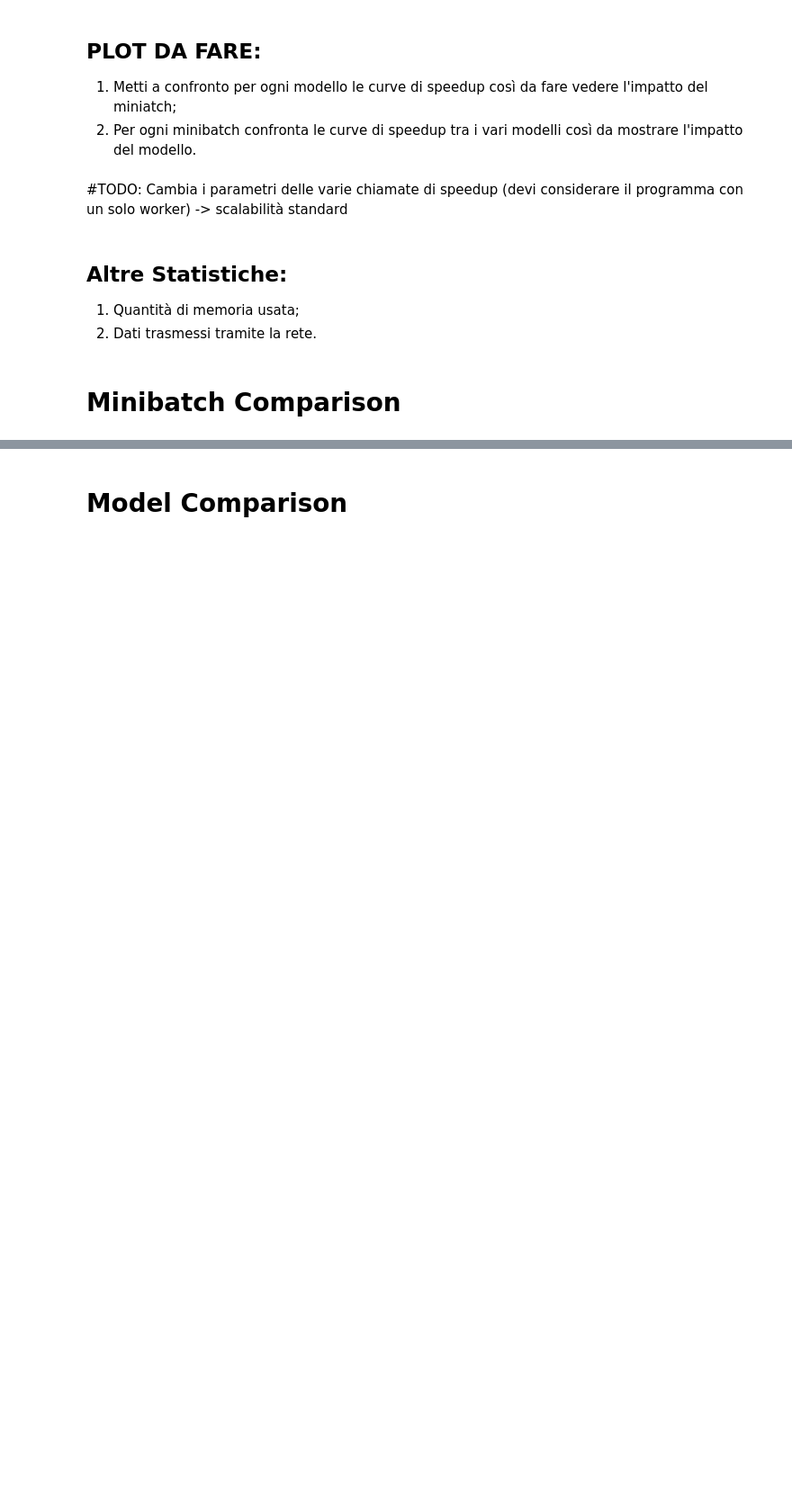
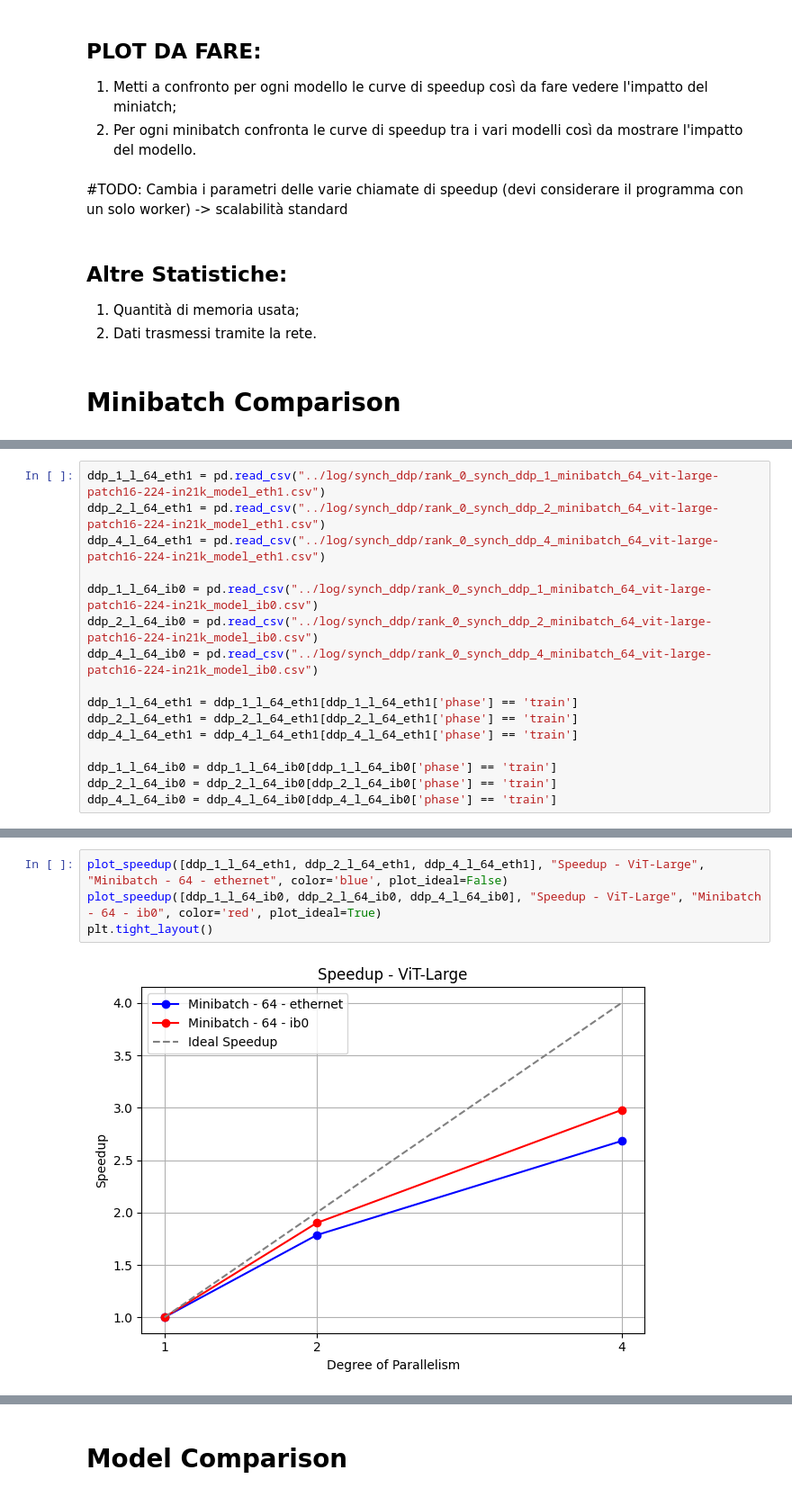
Before and after one commit to JacopoRaffi/Master_Thesis, a Jupyter notebook: analysis/ddp.ipynb, the cells around one changed output, grey strips where cells are left out. Shown: that part at 90% size. Drawn from its saved outputs; the diff is of its cells as text; blank space fills up the shorter version.

```diff
--- a/analysis/ddp.ipynb
+++ b/analysis/ddp.ipynb
@@ -111,0 +89,16 @@ plt.tight_layout()
+# %%
+ddp_1_l_64_eth1 = pd.read_csv("../log/synch_ddp/rank_0_synch_ddp_1_minibatch_64_vit-large-patch16-224-in21k_model_eth1.csv")
+ddp_2_l_64_eth1 = pd.read_csv("../log/synch_ddp/rank_0_synch_ddp_2_minibatch_64_vit-large-patch16-224-in21k_model_eth1.csv")
+ddp_4_l_64_eth1 = pd.read_csv("../log/synch_ddp/rank_0_synch_ddp_4_minibatch_64_vit-large-patch16-224-in21k_model_eth1.csv")
+
+ddp_1_l_64_ib0 = pd.read_csv("../log/synch_ddp/rank_0_synch_ddp_1_minibatch_64_vit-large-patch16-224-in21k_model_ib0.csv")
+ddp_2_l_64_ib0 = pd.read_csv("../log/synch_ddp/rank_0_synch_ddp_2_minibatch_64_vit-large-patch16-224-in21k_model_ib0.csv")
+ddp_4_l_64_ib0 = pd.read_csv("../log/synch_ddp/rank_0_synch_ddp_4_minibatch_64_vit-large-patch16-224-in21k_model_ib0.csv")
+
+ddp_1_l_64_eth1 = ddp_1_l_64_eth1[ddp_1_l_64_eth1['phase'] == 'train']
+ddp_2_l_64_eth1 = ddp_2_l_64_eth1[ddp_2_l_64_eth1['phase'] == 'train']
+ddp_4_l_64_eth1 = ddp_4_l_64_eth1[ddp_4_l_64_eth1['phase'] == 'train']
+
+ddp_1_l_64_ib0 = ddp_1_l_64_ib0[ddp_1_l_64_ib0['phase'] == 'train']
+ddp_2_l_64_ib0 = ddp_2_l_64_ib0[ddp_2_l_64_ib0['phase'] == 'train']
+ddp_4_l_64_ib0 = ddp_4_l_64_ib0[ddp_4_l_64_ib0['phase'] == 'train']
@@ -111,0 +137,6 @@ plt.tight_layout()
+# %%
+plot_speedup([ddp_1_l_64_eth1, ddp_2_l_64_eth1, ddp_4_l_64_eth1], "Speedup - ViT-Large", "Minibatch - 64 - ethernet", color='blue', plot_ideal=False)
+plot_speedup([ddp_1_l_64_ib0, ddp_2_l_64_ib0, ddp_4_l_64_ib0], "Speedup - ViT-Large", "Minibatch - 64 - ib0", color='red', plot_ideal=True)
+plt.tight_layout()
+# %% [output]
+[figure, added]
```
Also changed, not shown: parts of 30 cells of this notebook, 1 other file.
